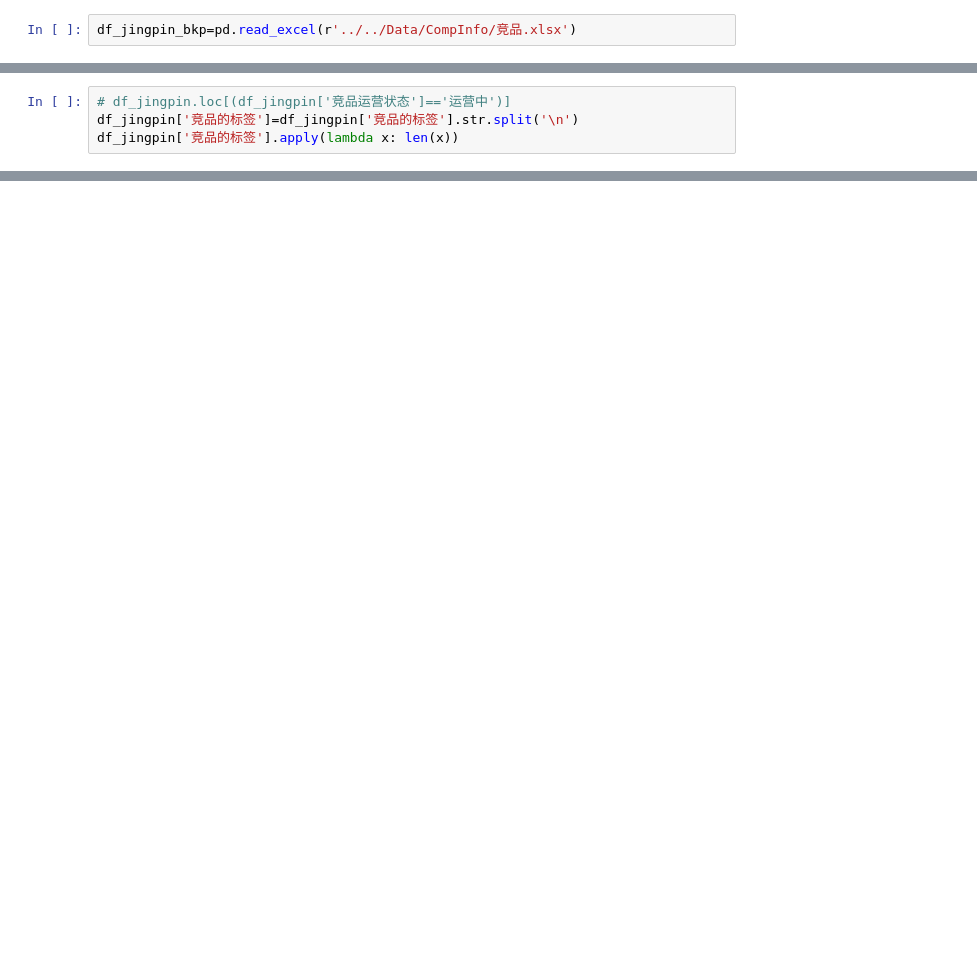
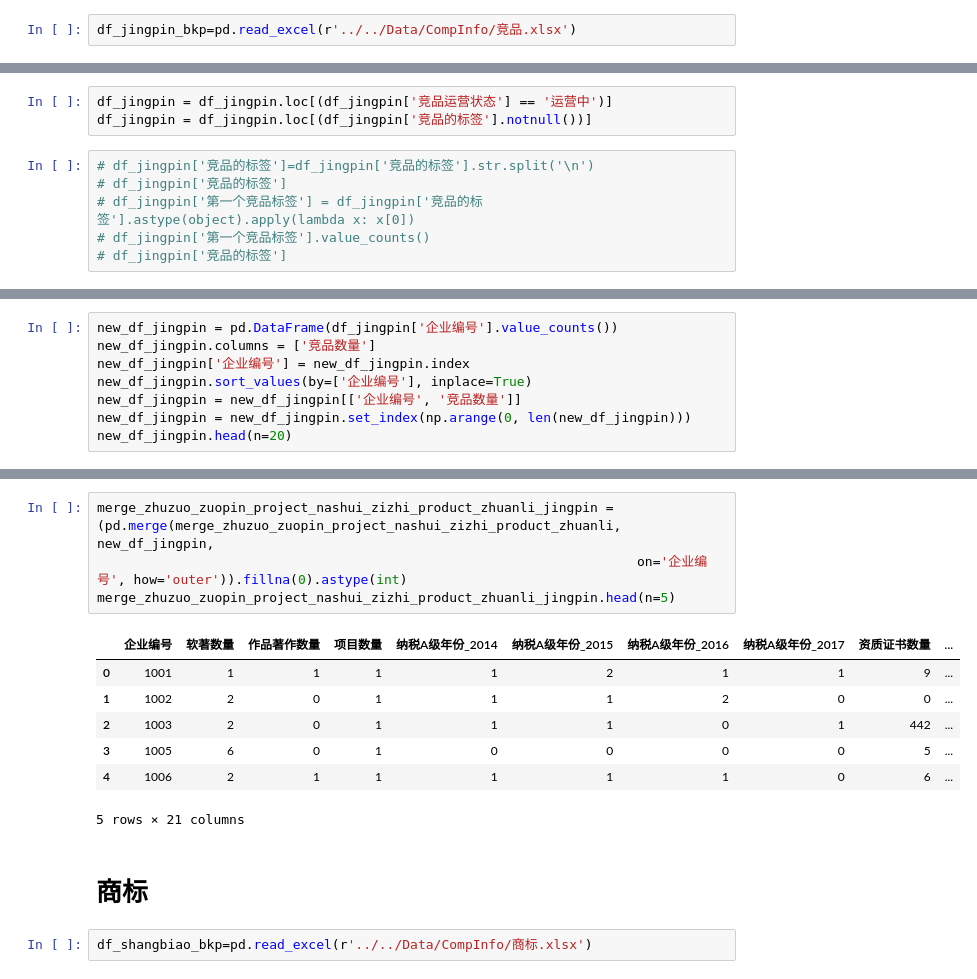
Before and after one commit to AlanConstantine/ISI-WorldCup2019, a Jupyter notebook: Code/Preprocessing/CombineNoFinancialData.ipynb, the cells around one changed output, grey strips where cells are left out. Cells and saved outputs as stored; diff of their text form; blank space fills up the shorter version.

```diff
--- a/Code/Preprocessing/CombineNoFinancialData.ipynb
+++ b/Code/Preprocessing/CombineNoFinancialData.ipynb
@@ -564,4 +565,9 @@ memory usage: 1.8+ MB
+# %%
+df_jingpin = df_jingpin.loc[(df_jingpin['竞品运营状态'] == '运营中')]
+df_jingpin = df_jingpin.loc[(df_jingpin['竞品的标签'].notnull())]
 # %%
-# df_jingpin.loc[(df_jingpin['竞品运营状态']=='运营中')]
-df_jingpin['竞品的标签']=df_jingpin['竞品的标签'].str.split('\n')
-df_jingpin['竞品的标签'].apply(lambda x: len(x))
+# df_jingpin['竞品的标签']=df_jingpin['竞品的标签'].str.split('\n')
+# df_jingpin['竞品的标签']
+# df_jingpin['第一个竞品标签'] = df_jingpin['竞品的标签'].astype(object).apply(lambda x: x[0])
+# df_jingpin['第一个竞品标签'].value_counts()
+# df_jingpin['竞品的标签']
@@ -585,0 +574,8 @@ Name: 竞品的标签, Length: 33883, dtype: int64
+# %%
+new_df_jingpin = pd.DataFrame(df_jingpin['企业编号'].value_counts())
+new_df_jingpin.columns = ['竞品数量']
+new_df_jingpin['企业编号'] = new_df_jingpin.index
+new_df_jingpin.sort_values(by=['企业编号'], inplace=True)
+new_df_jingpin = new_df_jingpin[['企业编号', '竞品数量']]
+new_df_jingpin = new_df_jingpin.set_index(np.arange(0, len(new_df_jingpin)))
+new_df_jingpin.head(n=20)
@@ -585,0 +600,16 @@ Name: 竞品的标签, Length: 33883, dtype: int64
+# %%
+merge_zhuzuo_zuopin_project_nashui_zizhi_product_zhuanli_jingpin = (pd.merge(merge_zhuzuo_zuopin_project_nashui_zizhi_product_zhuanli, new_df_jingpin,
+                                                                     on='企业编号', how='outer')).fillna(0).astype(int)
+merge_zhuzuo_zuopin_project_nashui_zizhi_product_zhuanli_jingpin.head(n=5)
+# %% [output]
+|  | 企业编号 | 软著数量 | 作品著作数量 | 项目数量 | 纳税A级年份_2014 | 纳税A级年份_2015 | 纳税A级年份_2016 | 纳税A级年份_2017 | 资质证书数量 | ... |
+| 0 | 1001 | 1 | 1 | 1 | 1 | 2 | 1 | 1 | 9 | ... |
+| 1 | 1002 | 2 | 0 | 1 | 1 | 1 | 2 | 0 | 0 | ... |
+| 2 | 1003 | 2 | 0 | 1 | 1 | 1 | 0 | 1 | 442 | ... |
+| 3 | 1005 | 6 | 0 | 1 | 0 | 0 | 0 | 0 | 5 | ... |
+| 4 | 1006 | 2 | 1 | 1 | 1 | 1 | 1 | 0 | 6 | ... |
+5 rows × 21 columns
+# %% [markdown]
+# 商标
+# %%
+df_shangbiao_bkp=pd.read_excel(r'../../Data/CompInfo/商标.xlsx')
```
Also changed, not shown: parts of 10 cells of this notebook, 1 other file.
